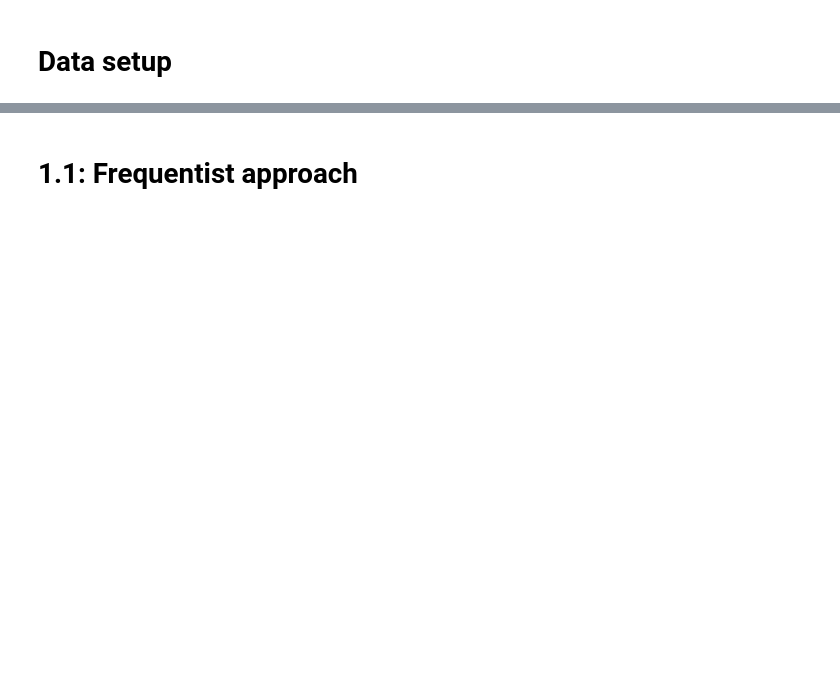
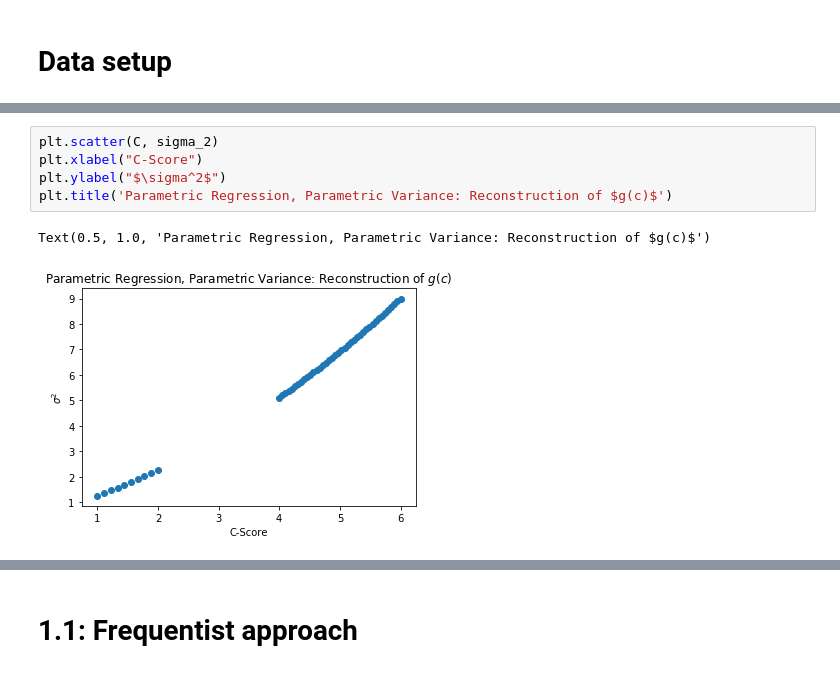
Before and after one commit to guidopetri/bayesian-ml-nyu, a Jupyter notebook: project/experiments-2.ipynb, the cells around one changed output, grey strips where cells are left out. Drawn from its saved outputs; the diff is of its cells as text; blank space fills up the shorter version.

```diff
--- a/project/experiments-2.ipynb
+++ b/project/experiments-2.ipynb
@@ -40,0 +110,8 @@ y = x + eps
+# %%
+plt.scatter(C, sigma_2)
+plt.xlabel("C-Score")
+plt.ylabel("$\sigma^2$")
+plt.title('Parametric Regression, Parametric Variance: Reconstruction of $g(c)$')
+# %% [output]
+Text(0.5, 1.0, 'Parametric Regression, Parametric Variance: Reconstruction of $g(c)$')
+[figure, added]
```
Also changed, not shown: parts of 49 cells of this notebook, 4 other files.
